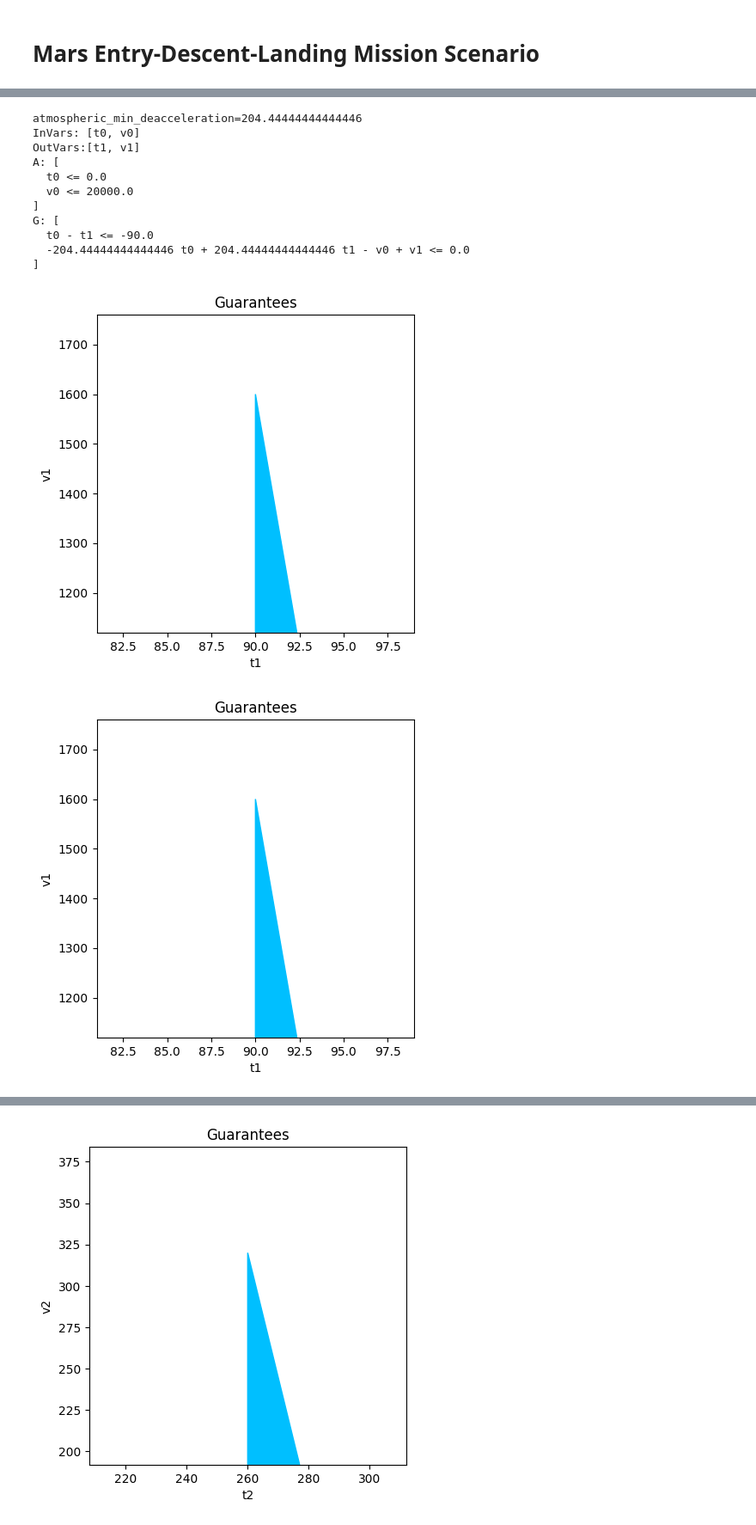
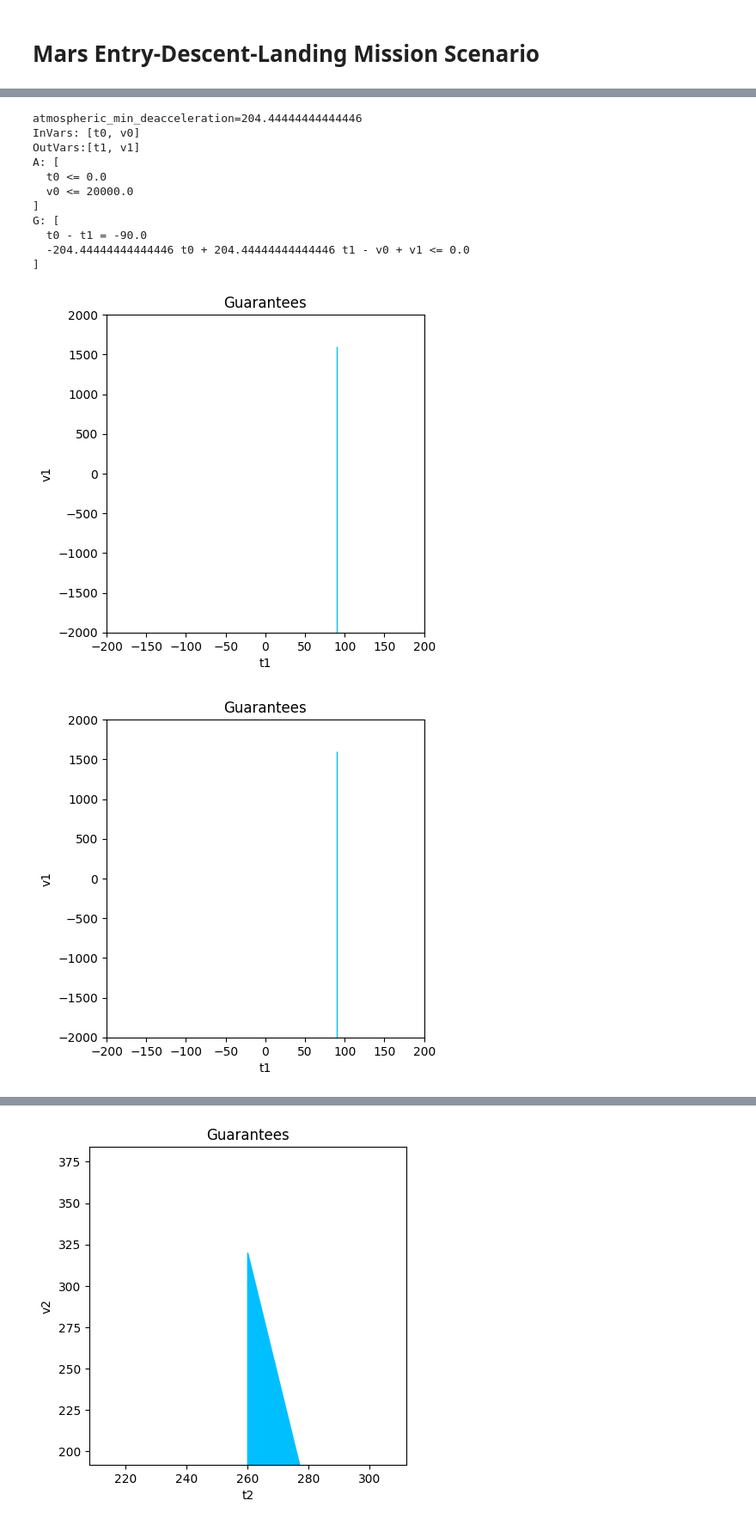
Before and after one commit to pacti-org/pacti, a Jupyter notebook: case_studies/mars_entry_descent_landing/mars_edl.ipynb, the cells around one changed output, grey strips where cells are left out. Shown at 86% size. Saved outputs shown, nothing was run; the diff lists cells and outputs as text; code cells hidden in the pictures.

Commit message:
quotient plotting problem

```diff
--- a/case_studies/mars_entry_descent_landing/mars_edl.ipynb
+++ b/case_studies/mars_entry_descent_landing/mars_edl.ipynb
@@ -40,7 +36,7 @@ atmospheric_entry_contract = PolyhedralContract.from_string(
     ],
     guarantees=[
       # upper limit on atmospheric entry duration
-      f"t0 - t1 <= {atmospheric_t_entry - atmospheric_t_exit}",
+      f"t0 - t1 = {atmospheric_t_entry - atmospheric_t_exit}",
 
       # "v1 <= v0 - (t1 - t0)*atmospheric_min_deacceleration"
       f"v1 - v0 + {atmospheric_min_deacceleration} t1 - {atmospheric_min_deacceleration} t0 <= 0"
@@ -59,21 +55,23 @@ A: [
   v0 <= 20000.0
 ]
 G: [
-  t0 - t1 <= -90.0
+  t0 - t1 = -90.0
   -204.44444444444446 t0 + 204.44444444444446 t1 - v0 + v1 <= 0.0
 ]
 # %%
 plot_guarantees(
     contract=atmospheric_entry_contract,
     x_var=Var("t1"),
     y_var=Var("v1"),
     var_values={
         Var("t0"):atmospheric_t_entry,
         Var("v0"):atmospheric_v_entry
     },
-    x_lims=(atmospheric_t_exit*0.9,atmospheric_t_exit*1.1),
-    y_lims=(atmospheric_v_exit*0.7, atmospheric_v_exit*1.1)
+    x_lims=(-200,200),
+    y_lims=(-2000,2000)
+    # x_lims=(atmospheric_t_exit*0.9,atmospheric_t_exit*1.1),
+    # y_lims=(atmospheric_v_exit*0.7, atmospheric_v_exit*1.1)
 )
 # %% [output]
-[figure, old version]
+[figure, new version]
-[figure, old version]
+[figure, new version]
```
Also changed, not shown: parts of 7 cells of this notebook.
